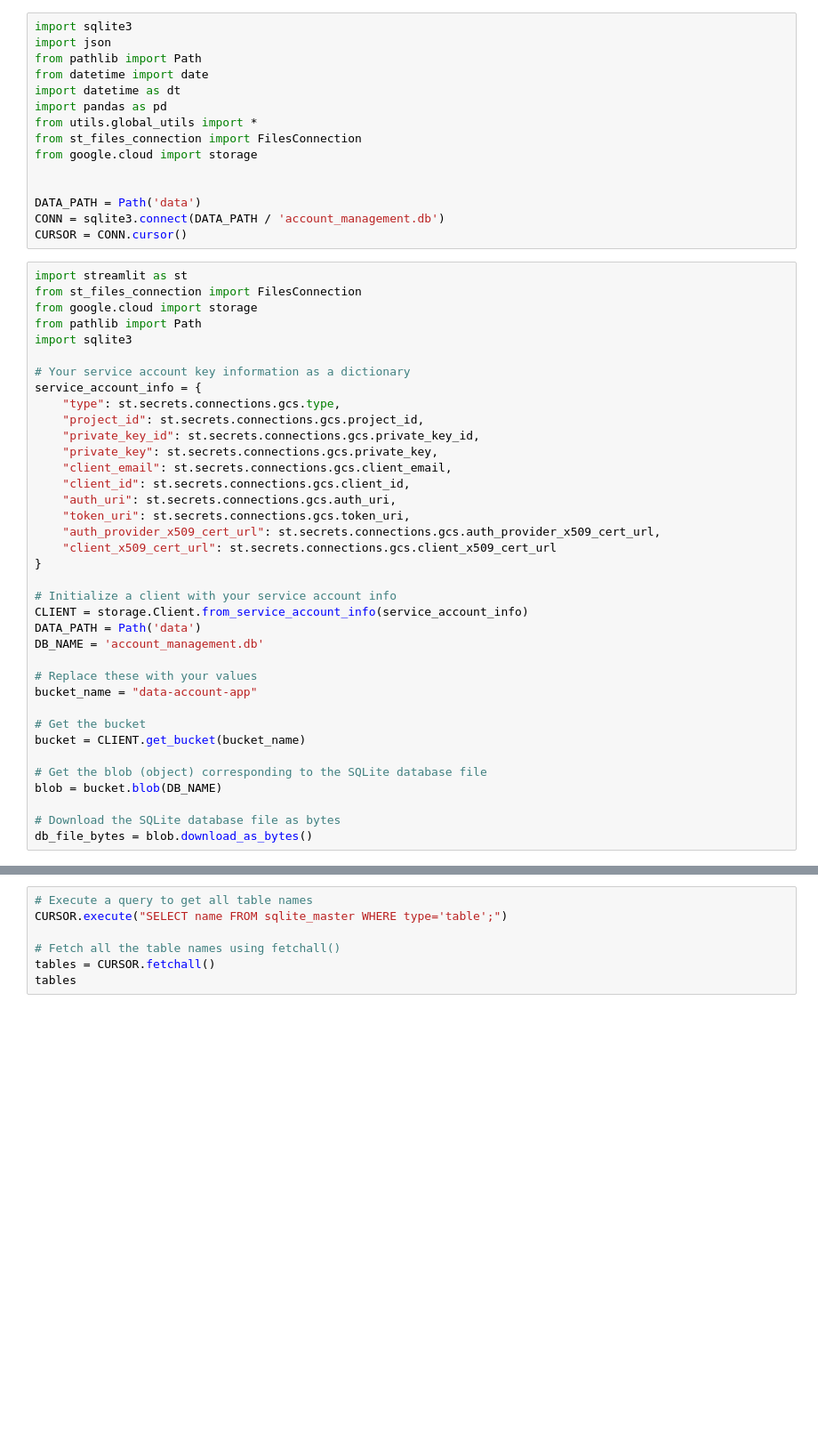
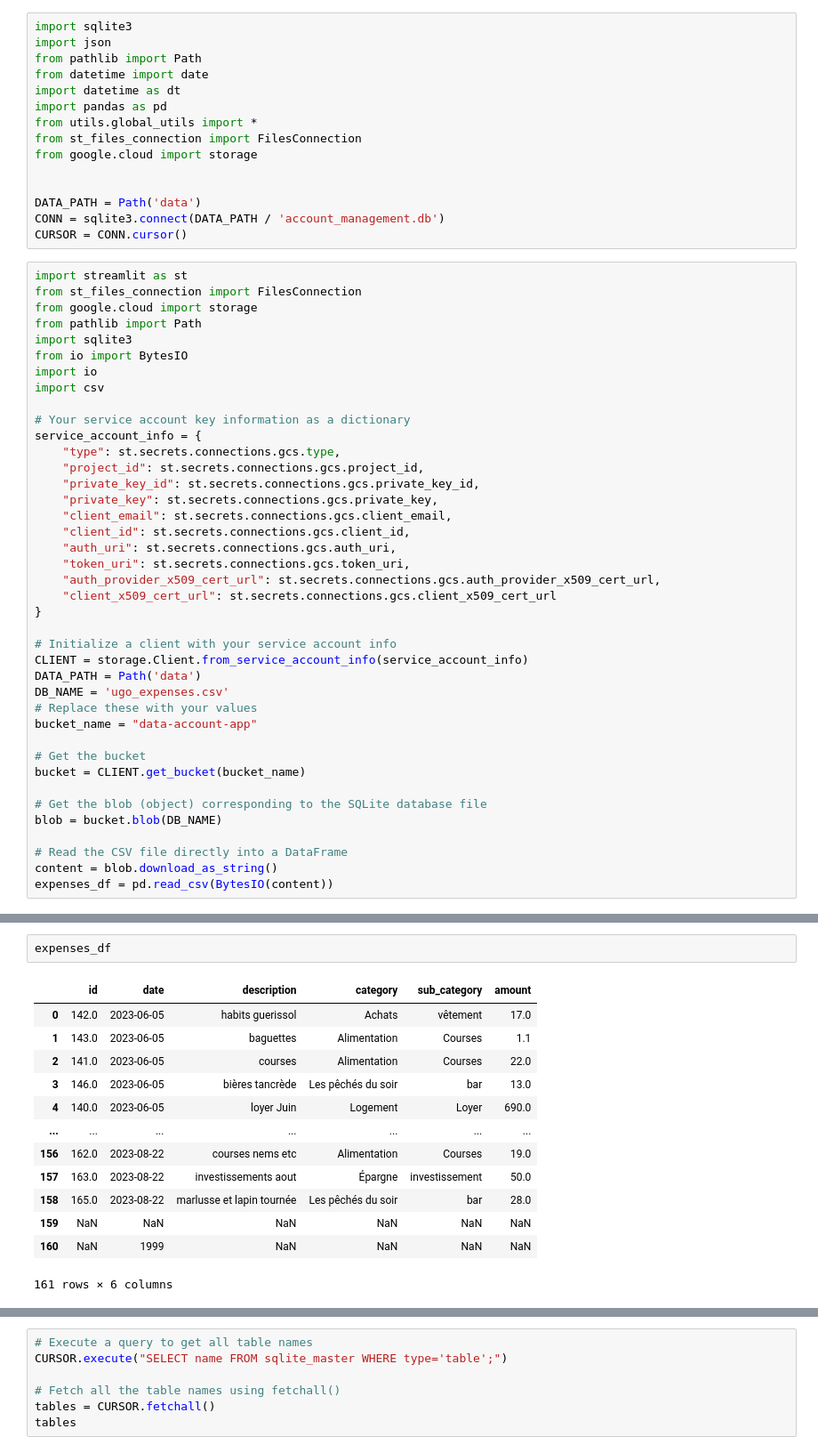
Before and after one commit to MH2D/my-account-app, a Jupyter notebook: tests.ipynb, the cells around one changed output, grey strips where cells are left out. Shown at 89% size. Saved outputs shown, nothing was run; the diff lists cells and outputs as text; blank space fills up the shorter version.

```diff
--- a/tests.ipynb
+++ b/tests.ipynb
@@ -19,6 +19,9 @@ from st_files_connection import FilesConnection
 from google.cloud import storage
 from pathlib import Path
 import sqlite3
+from io import BytesIO
+import io
+import csv
 
 # Your service account key information as a dictionary
 service_account_info = {
@@ -37,8 +40,7 @@ service_account_info = {
 # Initialize a client with your service account info
 CLIENT = storage.Client.from_service_account_info(service_account_info)
 DATA_PATH = Path('data')
-DB_NAME = 'account_management.db'
-
+DB_NAME = 'ugo_expenses.csv'
 # Replace these with your values
 bucket_name = "data-account-app"
 
@@ -48,5 +50,6 @@ bucket = CLIENT.get_bucket(bucket_name)
 # Get the blob (object) corresponding to the SQLite database file
 blob = bucket.blob(DB_NAME)
 
-# Download the SQLite database file as bytes
-db_file_bytes = blob.download_as_bytes()
+# Read the CSV file directly into a DataFrame
+content = blob.download_as_string()
+expenses_df = pd.read_csv(BytesIO(content))
@@ -52,0 +70,16 @@ db_file_bytes = blob.download_as_bytes()
+# %%
+expenses_df
+# %% [output]
+|  | id | date | description | category | sub_category | amount |
+| 0 | 142.0 | 2023-06-05 | habits guerissol | Achats | vêtement | 17.0 |
+| 1 | 143.0 | 2023-06-05 | baguettes | Alimentation | Courses | 1.1 |
+| 2 | 141.0 | 2023-06-05 | courses | Alimentation | Courses | 22.0 |
+| 3 | 146.0 | 2023-06-05 | bières tancrède | Les pêchés du soir | bar | 13.0 |
+| 4 | 140.0 | 2023-06-05 | loyer Juin | Logement | Loyer | 690.0 |
+| ... | ... | ... | ... | ... | ... | ... |
+| 156 | 162.0 | 2023-08-22 | courses nems etc | Alimentation | Courses | 19.0 |
+| 157 | 163.0 | 2023-08-22 | investissements aout | Épargne | investissement | 50.0 |
+| 158 | 165.0 | 2023-08-22 | marlusse et lapin tournée | Les pêchés du soir | bar | 28.0 |
+| 159 | NaN | NaN | NaN | NaN | NaN | NaN |
+| 160 | NaN | 1999 | NaN | NaN | NaN | NaN |
+161 rows × 6 columns
```
Also changed, not shown: parts of 6 cells of this notebook.
